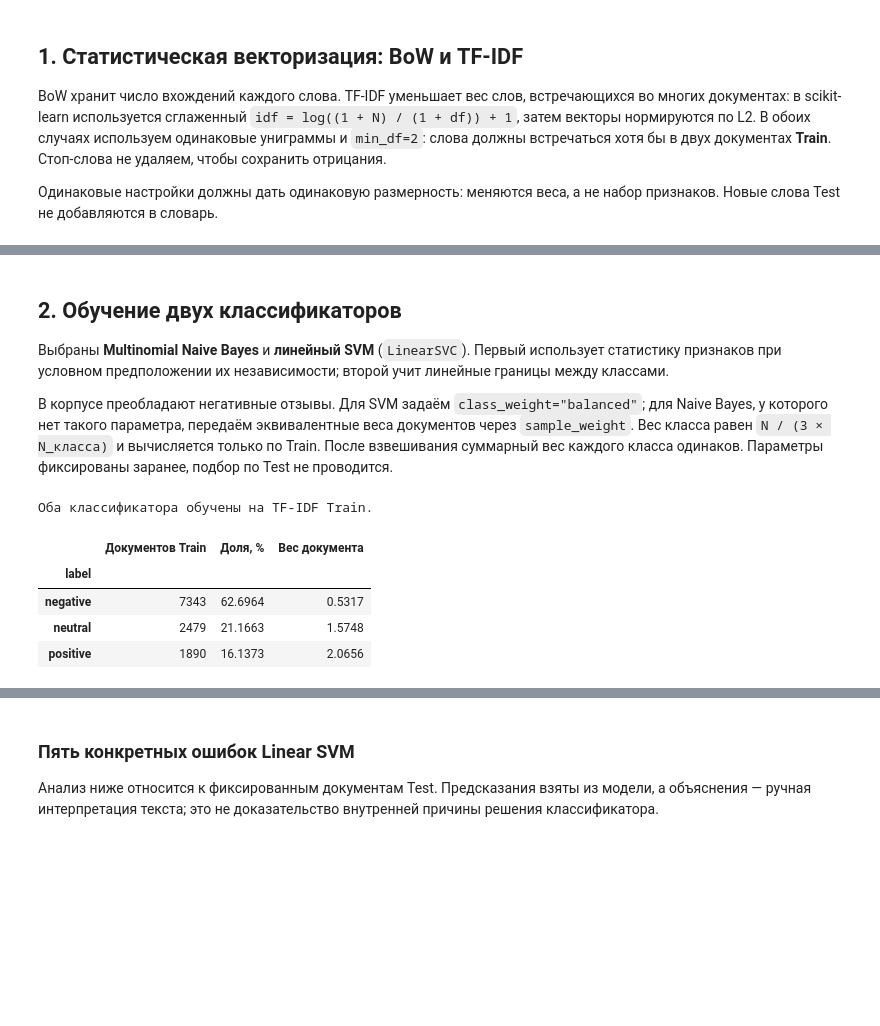
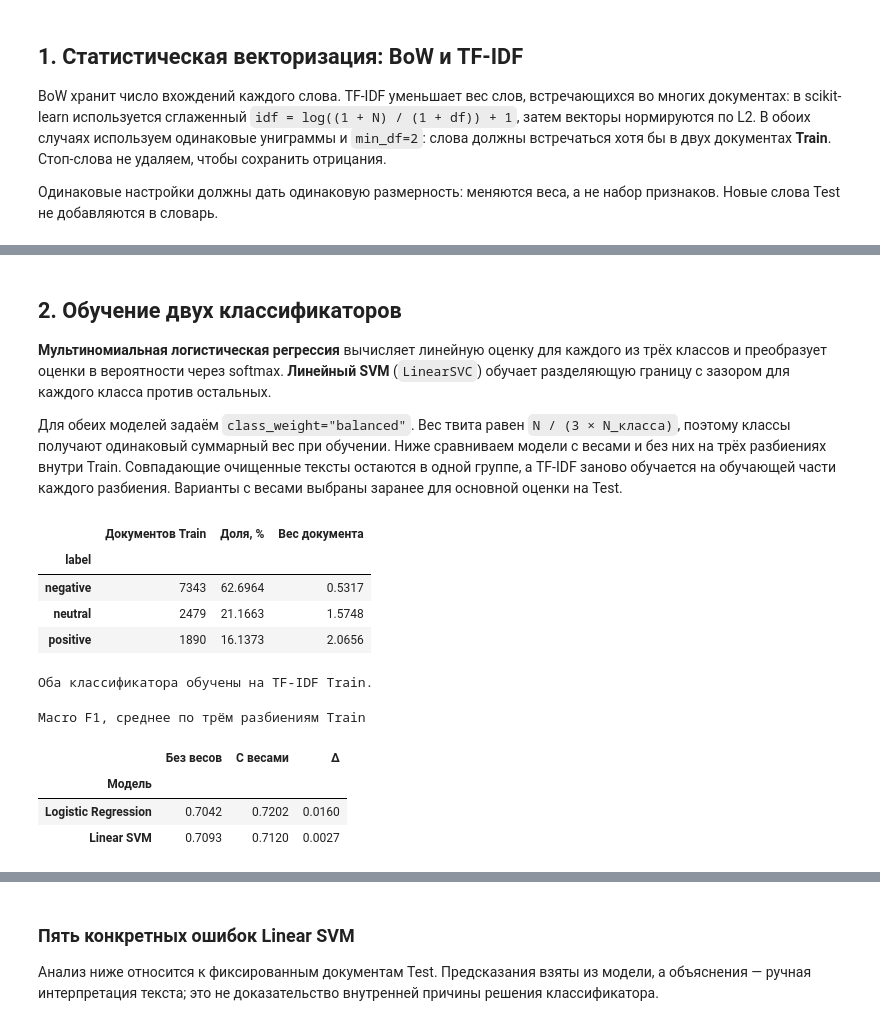
Before and after one commit to ChornyChay1/TextAnalysis, a Jupyter notebook: lab3/lab3.ipynb, the cells around one changed output, grey strips where cells are left out. Cells and saved outputs as stored; diff of their text form; code cells hidden in the pictures; blank space fills up the shorter version.

```diff
--- a/lab3/lab3.ipynb
+++ b/lab3/lab3.ipynb
@@ -100,9 +103,9 @@ print("Размерности совпадают; словарь и IDF пров
 # %% [markdown]
 ## 2. Обучение двух классификаторов
 
-Выбраны **Multinomial Naive Bayes** и **линейный SVM** (`LinearSVC`). Первый использует статистику признаков при условном предположении их независимости; второй учит линейные границы между классами.
+**Мультиномиальная логистическая регрессия** вычисляет линейную оценку для каждого из трёх классов и преобразует оценки в вероятности через softmax. **Линейный SVM** (`LinearSVC`) обучает разделяющую границу с зазором для каждого класса против остальных.
 
-В корпусе преобладают негативные отзывы. Для SVM задаём `class_weight="balanced"`; для Naive Bayes, у которого нет такого параметра, передаём эквивалентные веса документов через `sample_weight`. Вес класса равен `N / (3 × N_класса)` и вычисляется только по Train. После взвешивания суммарный вес каждого класса одинаков. Параметры фиксированы заранее, подбор по Test не проводится.
+Для обеих моделей задаём `class_weight="balanced"`. Вес твита равен `N / (3 × N_класса)`, поэтому классы получают одинаковый суммарный вес при обучении. Ниже сравниваем модели с весами и без них на трёх разбиениях внутри Train. Совпадающие очищенные тексты остаются в одной группе, а TF-IDF заново обучается на обучающей части каждого разбиения. Варианты с весами выбраны заранее для основной оценки на Test.
 # %%
 sample_weights = compute_sample_weight(class_weight="balanced", y=y_train)
 balance_table = train.groupby("label").size().reindex(labels).to_frame("Документов Train")
@@ -111,19 +114,46 @@ balance_table["Вес документа"] = [sample_weights[y_train == label][0
 display(balance_table.round(4))
 assert np.allclose([sample_weights[y_train == label].sum() for label in labels], len(train) / len(labels))
 models = {
-    "Naive Bayes": MultinomialNB(alpha=1.0),
+    "Logistic Regression": LogisticRegression(C=1.0, class_weight="balanced", max_iter=1000),
     "Linear SVM": LinearSVC(C=1.0, class_weight="balanced", random_state=42, max_iter=5000),
 }
-models["Naive Bayes"].fit(X_train_tfidf, y_train, sample_weight=sample_weights)
-models["Linear SVM"].fit(X_train_tfidf, y_train)
+for model in models.values():
+    model.fit(X_train_tfidf, y_train)
 print("Оба классификатора обучены на TF-IDF Train.")
 # %% [output]
+|  | Документов Train | Доля, % | Вес документа |
+| label |  |  |  |
+| negative | 7343 | 62.6964 | 0.5317 |
+| neutral | 2479 | 21.1663 | 1.5748 |
+| positive | 1890 | 16.1373 | 2.0656 |
 Оба классификатора обучены на TF-IDF Train.
-|  | Документов Train | Доля, % | Вес документа |
-| label |  |  |  |
-| negative | 7343 | 62.6964 | 0.5317 |
-| neutral | 2479 | 21.1663 | 1.5748 |
-| positive | 1890 | 16.1373 | 2.0656 |
+# %%
+# Абляция весов классов. Сравниваем варианты на одних и тех же разбиениях Train.
+folds = StratifiedGroupKFold(n_splits=3, shuffle=True, random_state=42)
+ablation_rows = []
+for train_idx, valid_idx in folds.split(train.text_ml, y_train, groups=train.text_ml):
+    fold_vectorizer = TfidfVectorizer(**vectorizer_params)
+    X_fold_train = fold_vectorizer.fit_transform(train.text_ml.iloc[train_idx])
+    X_fold_valid = fold_vectorizer.transform(train.text_ml.iloc[valid_idx])
+    for name, model in models.items():
+        row = {"Модель": name}
+        for class_weight, column in [(None, "Без весов"), ("balanced", "С весами")]:
+            candidate = clone(model).set_params(class_weight=class_weight)
+            candidate.fit(X_fold_train, y_train[train_idx])
+            row[column] = f1_score(y_train[valid_idx], candidate.predict(X_fold_valid),
+                                   labels=labels, average="macro", zero_division=0)
+        ablation_rows.append(row)
+
+ablation = pd.DataFrame(ablation_rows).groupby("Модель", sort=False).mean()
+ablation["Δ"] = ablation["С весами"] - ablation["Без весов"]
+print("Macro F1, среднее по трём разбиениям Train")
+display(ablation.round(4))
+# %% [output]
+Macro F1, среднее по трём разбиениям Train
+|  | Без весов | С весами | Δ |
+| Модель |  |  |  |
+| Logistic Regression | 0.7042 | 0.7202 | 0.0160 |
+| Linear SVM | 0.7093 | 0.7120 | 0.0027 |
 # %% [markdown]
 ## 3. Оценка качества и анализ ошибок
 
```
Also changed, not shown: parts of 8 cells of this notebook.
